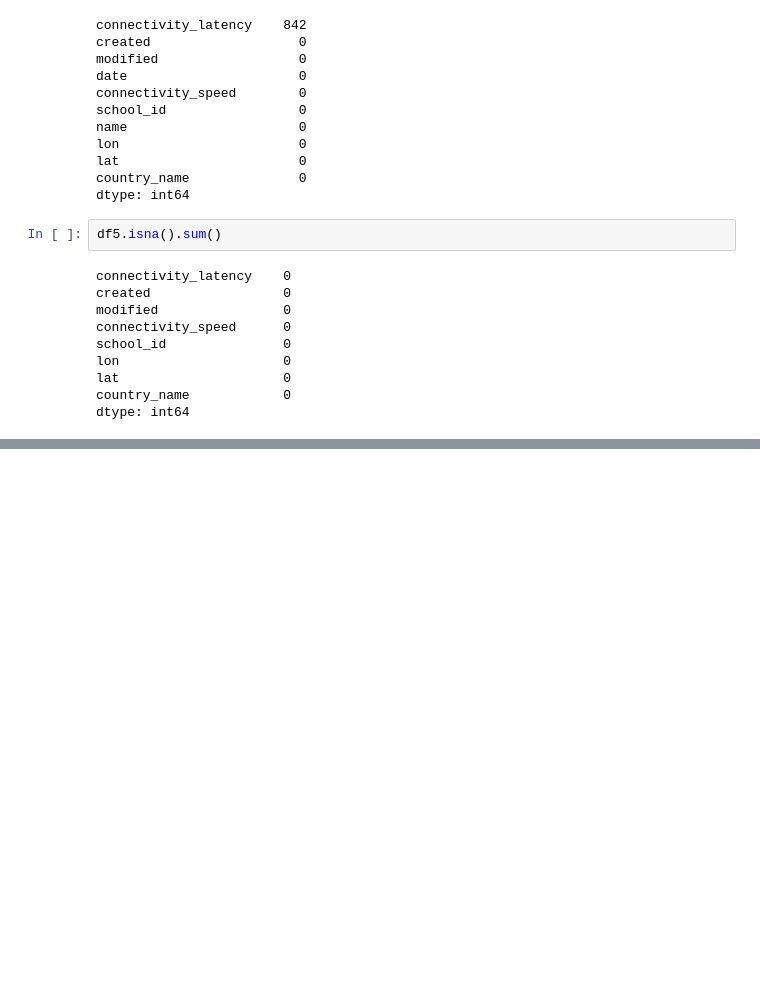
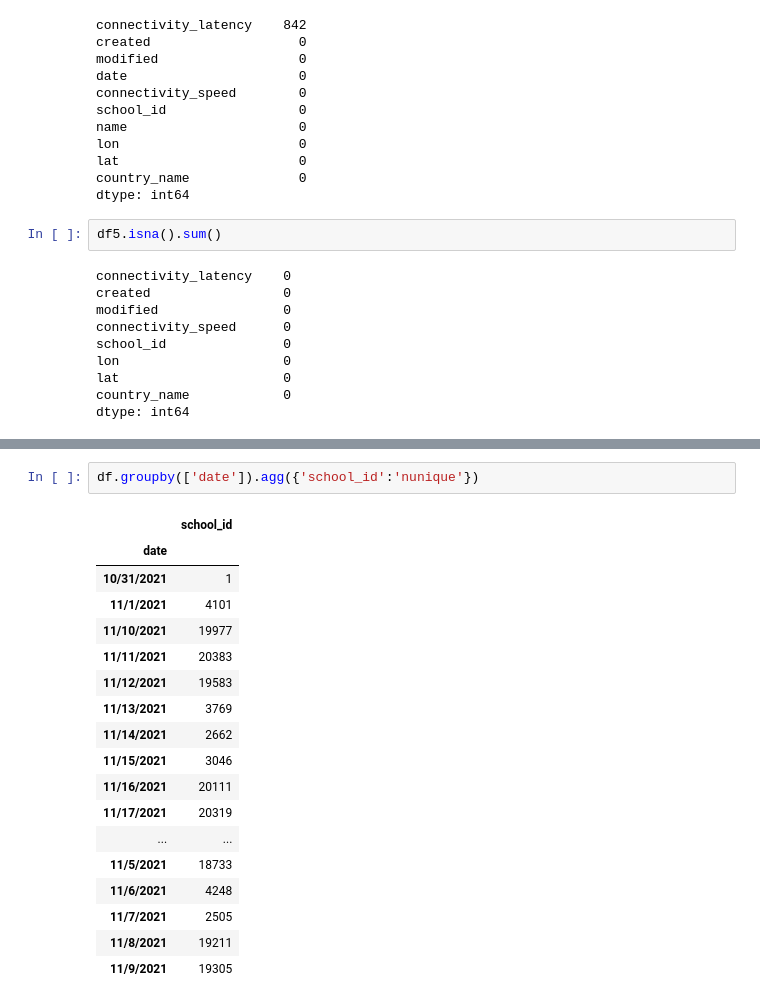
Before and after one commit to HarshaGowtham/UNICEF_RESEARCH_DEEPLEARNING, a Jupyter notebook: E&S_Analysis_UNICEF.ipynb, the cells around one changed output, grey strips where cells are left out. Cells and saved outputs as stored; diff of their text form; blank space fills up the shorter version.

```diff
--- a/E&S_Analysis_UNICEF.ipynb
+++ b/E&S_Analysis_UNICEF.ipynb
@@ -368,0 +370,21 @@ df.shape
+# %%
+df.groupby(['date']).agg({'school_id':'nunique'})
+# %% [output]
+|  | school_id |
+| date |  |
+| 10/31/2021 | 1 |
+| 11/1/2021 | 4101 |
+| 11/10/2021 | 19977 |
+| 11/11/2021 | 20383 |
+| 11/12/2021 | 19583 |
+| 11/13/2021 | 3769 |
+| 11/14/2021 | 2662 |
+| 11/15/2021 | 3046 |
+| 11/16/2021 | 20111 |
+| 11/17/2021 | 20319 |
+| ... | ... |
+| 11/5/2021 | 18733 |
+| 11/6/2021 | 4248 |
+| 11/7/2021 | 2505 |
+| 11/8/2021 | 19211 |
+| 11/9/2021 | 19305 |
```
Also changed, not shown: parts of 18 cells of this notebook.
